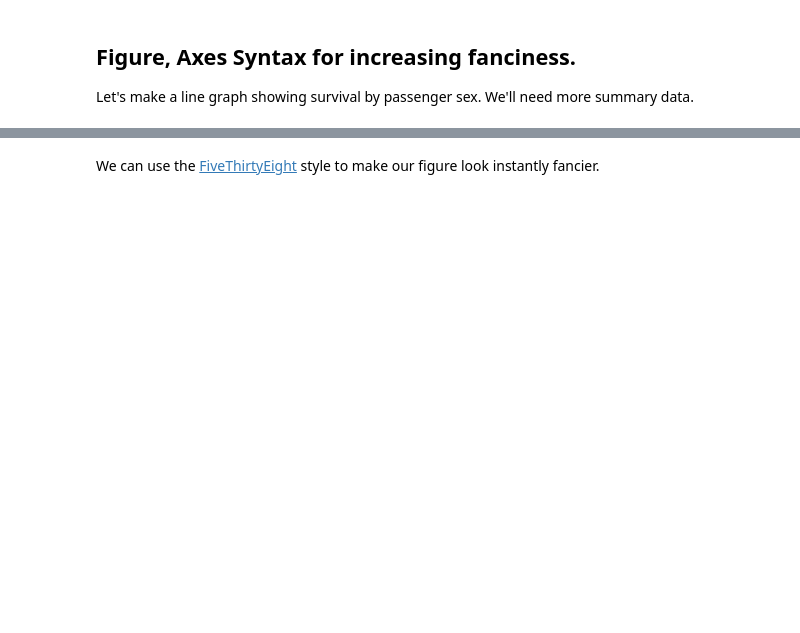
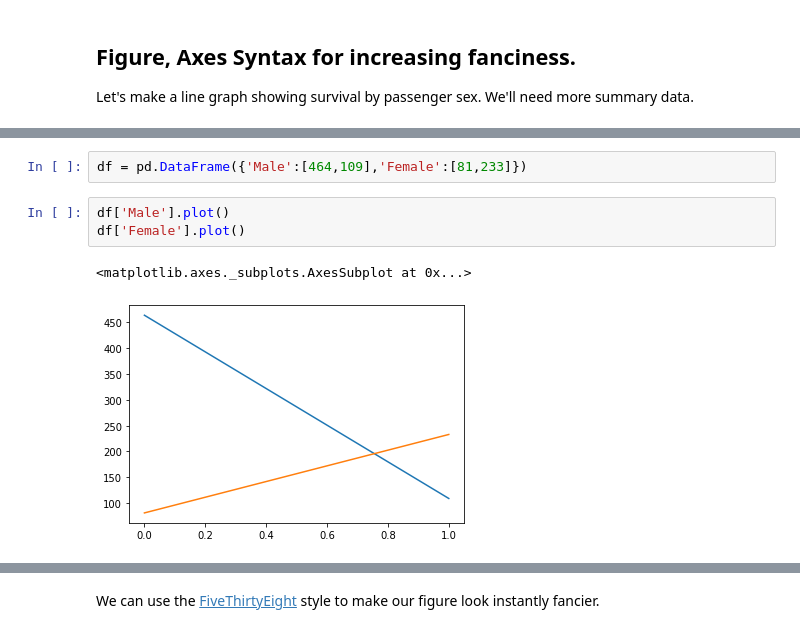
Before and after one commit to mariokart345/DS-Unit-1-Sprint-1-Data-Wrangling-and-Storytelling, a Jupyter notebook: module4-make-explanatory-visualizations/LS_DS_114_Make_Explanatory_Visualizations.ipynb, the cells around one changed output, grey strips where cells are left out. Saved outputs shown, nothing was run; the diff lists cells and outputs as text; blank space fills up the shorter version.

```diff
--- a/module4-make-explanatory-visualizations/LS_DS_114_Make_Explanatory_Visualizations.ipynb
+++ b/module4-make-explanatory-visualizations/LS_DS_114_Make_Explanatory_Visualizations.ipynb
@@ -344,0 +353,8 @@ Let's make a line graph showing survival by passenger sex.  We'll need more summ
+# %%
+df = pd.DataFrame({'Male':[464,109],'Female':[81,233]})
+# %%
+df['Male'].plot()
+df['Female'].plot()
+# %% [output]
+<matplotlib.axes._subplots.AxesSubplot at 0x...>
+[figure, added]
```
Also changed, not shown: parts of 5 cells of this notebook.
